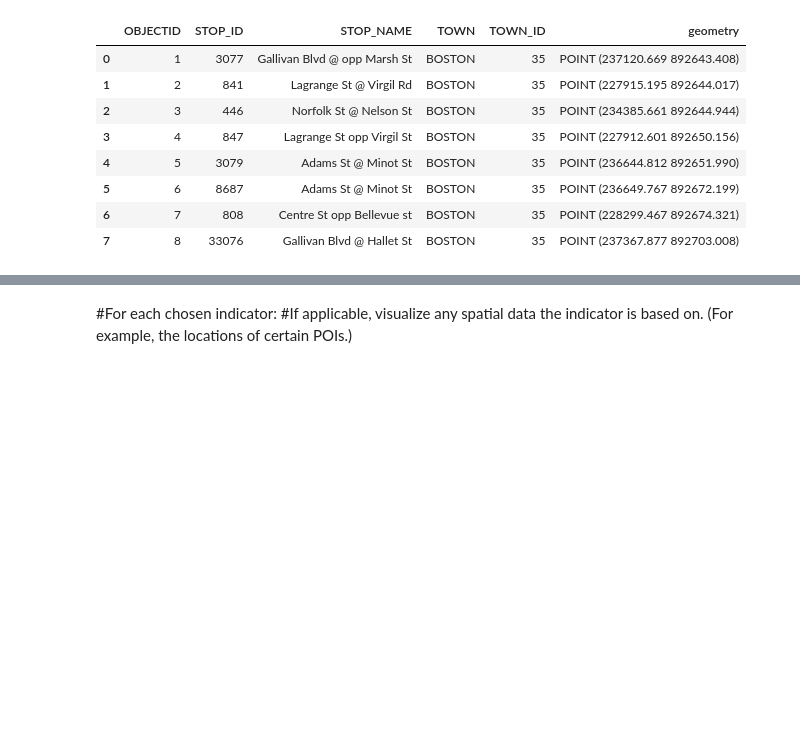
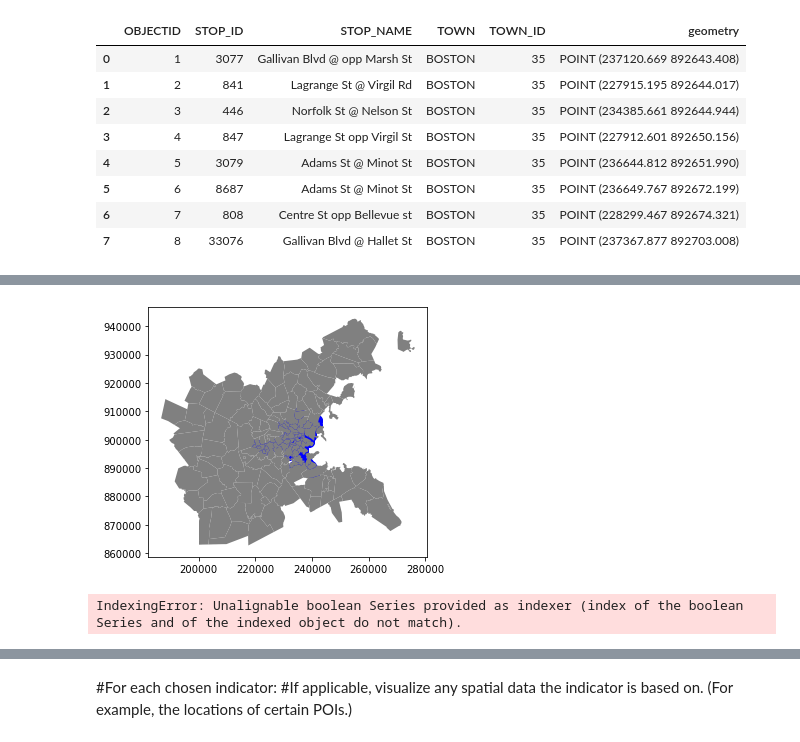
Before and after one commit to finashort/uep239-final-project, a Jupyter notebook: UEP239Final.ipynb, the cells around one changed output, grey strips where cells are left out. Saved outputs shown, nothing was run; the diff lists cells and outputs as text; code cells hidden in the pictures; blank space fills up the shorter version.

```diff
--- a/UEP239Final.ipynb
+++ b/UEP239Final.ipynb
@@ -165,0 +196,17 @@ ValueError: Could not interpret input 'LINE'
+# %%
+#plotting t points within Boston zip codes
+fig, ax = plt.subplots()
+
+tpoints.plot(ax=ax, color='blue', markersize=100);
+
+zcta_boston.plot(ax=ax, facecolor='gray');
+
+plt.tight_layout();
+# %% [output]
+[figure, added]
+# %%
+within_zip1 = tpoints.within(zcta_boston['geometry'].iloc[1])
+pointsinzip1 = zcta_boston.loc[within_zip1]
+pointsinzip1
+# %% [output]
+IndexingError: Unalignable boolean Series provided as indexer (index of the boolean Series and of the indexed object do not match).
```
Also changed, not shown: parts of 22 cells of this notebook, 4 other files.
